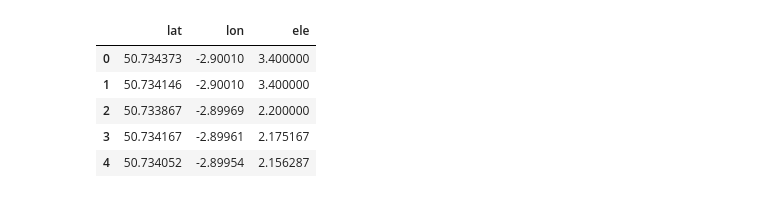
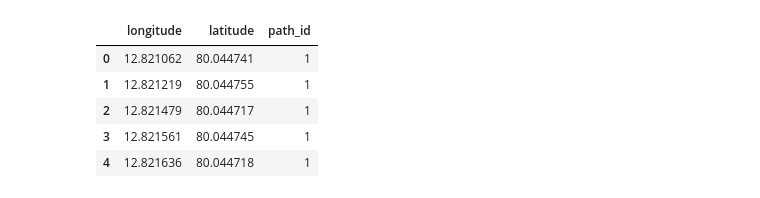
Before and after one commit to bryaanabraham/Wandering_Guardian, a Jupyter notebook: ML Implementation/ML_Navigation_Model.ipynb, the cells around one changed output. Cells and saved outputs as stored; diff of their text form; code cells hidden in the pictures.

```diff
--- a/ML Implementation/ML_Navigation_Model.ipynb
+++ b/ML Implementation/ML_Navigation_Model.ipynb
@@ -32,0 +8,3 @@ coords.head()
+# %%
+coords = pd.read_csv("training_dataset.csv")
+coords.head()
@@ -33,30 +18,31 @@ coords.head()
 # %%
 # Deviation parameters
-min_deviation_distance = -0.0004
-max_deviation_distance = 0.0004
+min_deviation_distance = -0.00004
+max_deviation_distance = 0.00004
+#deviation is set to zero for now so elevation remains constant
 max_deviation_angle = 0
 
 # Generate random deviation distances and angles for each point in the DataFrame
 num_points = len(coords)
 random_deviation_distances = np.random.uniform(min_deviation_distance, max_deviation_distance, num_points)
 random_deviation_angles = np.random.uniform(0, max_deviation_angle, num_points)
 
 # Convert random angles to radians
 random_deviation_angles_radians = np.radians(random_deviation_angles)
 
 # Calculate deviation in latitude and longitudet
 deviation_distance_lat = random_deviation_distances * np.cos(random_deviation_angles_radians)
 deviation_distance_lon = random_deviation_distances * np.sin(random_deviation_angles_radians)
 
 decoy_coords = coords.copy()
-decoy_coords['lat'] += deviation_distance_lat
-decoy_coords['lon'] += deviation_distance_lon
+decoy_coords[' latitude'] += deviation_distance_lat
+decoy_coords['longitude'] += deviation_distance_lon
 
 decoy_coords.head()
 # %% [output]
-|  | lat | lon | ele |
-| 0 | 50.734373 | -2.90010 | 3.400000 |
-| 1 | 50.734146 | -2.90010 | 3.400000 |
-| 2 | 50.733867 | -2.89969 | 2.200000 |
-| 3 | 50.734167 | -2.89961 | 2.175167 |
-| 4 | 50.734052 | -2.89954 | 2.156287 |
+|  | longitude | latitude | path_id |
+| 0 | 12.821062 | 80.044741 | 1 |
+| 1 | 12.821219 | 80.044755 | 1 |
+| 2 | 12.821479 | 80.044717 | 1 |
+| 3 | 12.821561 | 80.044745 | 1 |
+| 4 | 12.821636 | 80.044718 | 1 |
```
Also changed, not shown: parts of 8 cells of this notebook.
